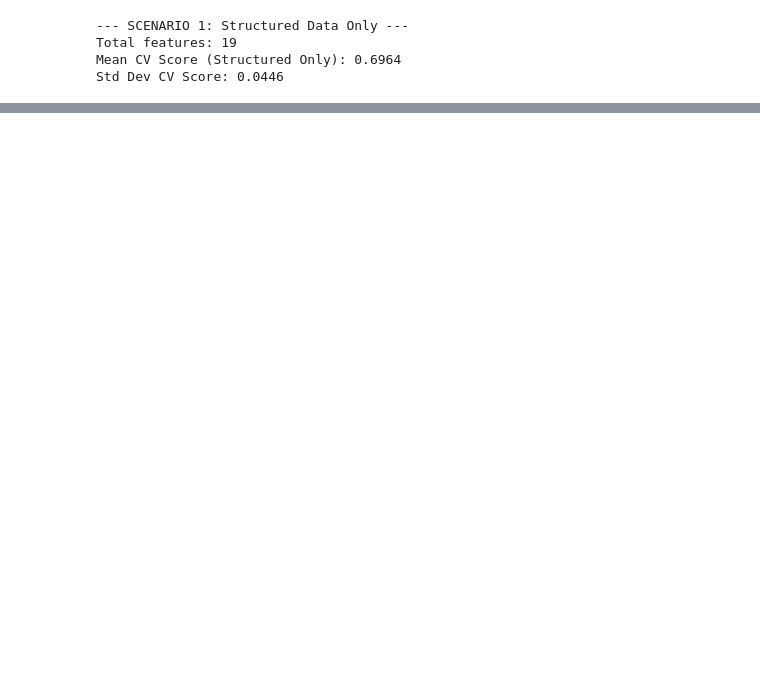
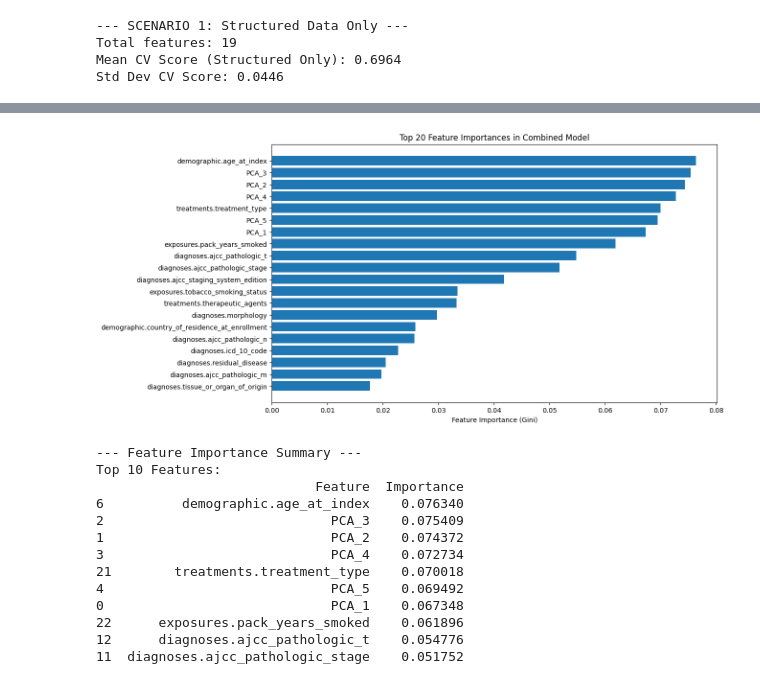
Before and after one commit to bbioren/TCGA-Classification, a Jupyter notebook: final.ipynb, the cells around one changed output, grey strips where cells are left out. Drawn from its saved outputs; the diff is of its cells as text; code cells hidden in the pictures; blank space fills up the shorter version.

```diff
--- a/final.ipynb
+++ b/final.ipynb
@@ -106,7 +233,7 @@ pca_pipeline = Pipeline(steps=[
     # It is essential to scale the data before applying PCA
     ('scaler', StandardScaler()),
     # Reduce the embeddings to 20 components
-    ('pca', PCA(n_components=20))
+    ('pca', PCA(n_components=5))
 ])
 
 # Pipeline 2: For Structured Data (Only Scale)
@@ -280,0 +526,59 @@ Standard Deviation of CV Score: 0.0350
+# %%
+from sklearn.ensemble import RandomForestClassifier
+import matplotlib.pyplot as plt
+
+# --- 1. Ensure Combined Data (X_combined) is Ready ---
+# NOTE: You must re-run the ColumnTransformer cell (Cell 21) using the
+# best 'n_components' you found (e.g., 44) to ensure X_combined is properly updated.
+
+# --- 2. Train the Final Model on the Full Combined Dataset ---
+final_model = RandomForestClassifier(
+    n_estimators=100,
+    random_state=42,
+    class_weight='balanced',
+    n_jobs=-1
+)
+final_model.fit(X_combined, y)
+
+# --- 3. Create Feature Names for the Combined Data ---
+# The features are ordered as: [PCA Components] then [Scaled Structured Features]
+num_pca_components = X_combined.shape[1] - len(data_cols) # Get the current PCA count
+pca_feature_names = [f'PCA_{i+1}' for i in range(num_pca_components)]
+all_feature_names = pca_feature_names + data_cols
+
+# --- 4. Get and Sort Feature Importances ---
+importances = final_model.feature_importances_
+feature_importances_df = pd.DataFrame({
+    'Feature': all_feature_names,
+    'Importance': importances
+})
+feature_importances_df = feature_importances_df.sort_values(by='Importance', ascending=False)
+
+
+# --- 5. Plot the Top 20 Features ---
+top_n = 20
+plt.figure(figsize=(12, 7))
+plt.barh(feature_importances_df['Feature'].head(top_n), feature_importances_df['Importance'].head(top_n))
+plt.xlabel('Feature Importance (Gini)')
+plt.title(f'Top {top_n} Feature Importances in Combined Model')
+plt.gca().invert_yaxis()
+plt.show()
+
+print("\n--- Feature Importance Summary ---")
+print(f"Top 10 Features:")
+print(feature_importances_df.head(10))
+# %% [output]
+[figure, added]
+--- Feature Importance Summary ---
+Top 10 Features:
+                            Feature  Importance
+6          demographic.age_at_index    0.076340
+2                             PCA_3    0.075409
+1                             PCA_2    0.074372
+3                             PCA_4    0.072734
+21        treatments.treatment_type    0.070018
+4                             PCA_5    0.069492
+0                             PCA_1    0.067348
+22      exposures.pack_years_smoked    0.061896
+12      diagnoses.ajcc_pathologic_t    0.054776
+11  diagnoses.ajcc_pathologic_stage    0.051752
```
Also changed, not shown: parts of 8 cells of this notebook.
